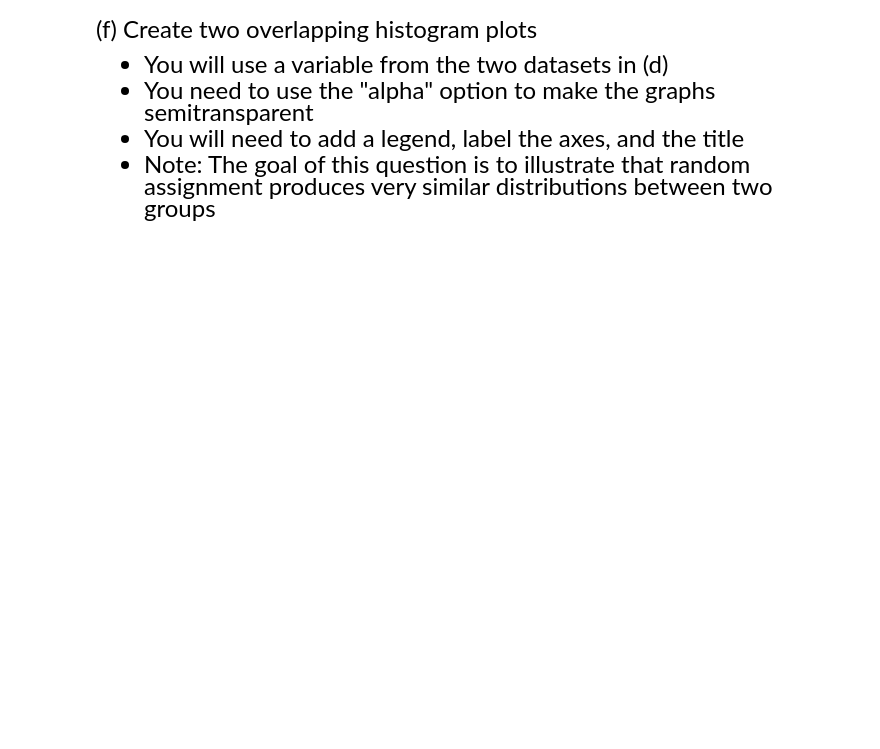
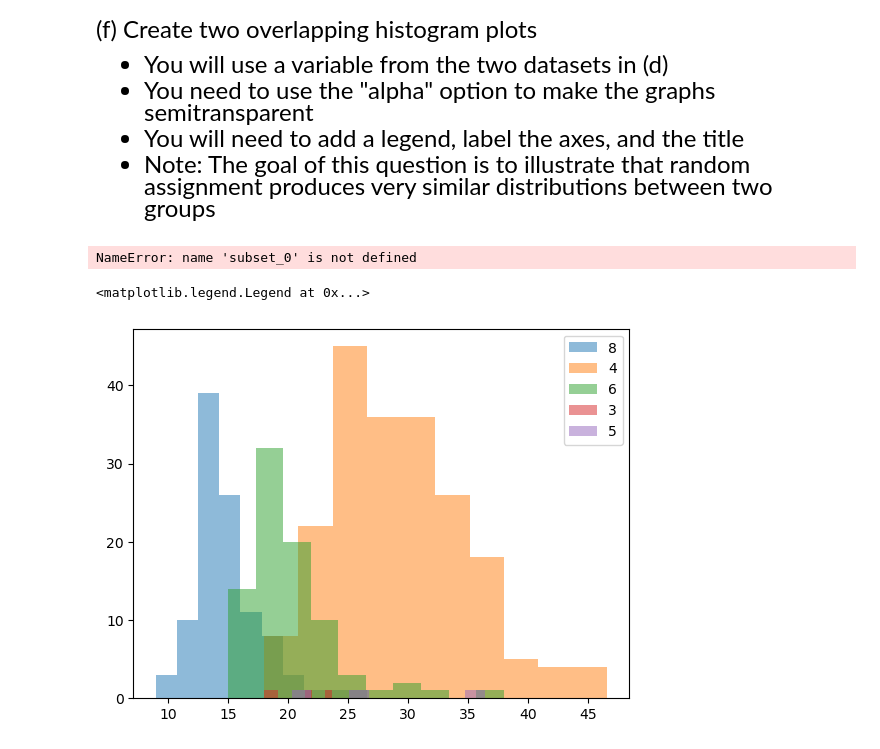
Before and after one commit to yiouyoyo/qtm151spring2023, a Jupyter notebook: Lecture 12/Lecture 12.ipynb, the cells around one changed output. Saved outputs shown, nothing was run; the diff lists cells and outputs as text; code cells hidden in the pictures; blank space fills up the shorter version.

```diff
--- a/Lecture 12/Lecture 12.ipynb
+++ b/Lecture 12/Lecture 12.ipynb
@@ -161,3 +186,15 @@ Questions
 - The query will have multiple conditions
 - Then subset a dataset that meets certain conditions
 - See Lecture 10 for more details
+# %%
+
+import pandas as pd
+
+carfeatures = pd.read_csv("data_raw/features.csv")
+
+mean_weight = carfeatures["weight"].mean()
+
+## Query with multiple conditions
+data_mean = carfeatures.query("(weight <= @mean_weight) & (cylinders == 4)")
+
+display(data_mean)
@@ -177,3 +258,23 @@ Questions
 - Split the data into separate datasets using ".query()"
 - This will closely follow the material in Lecture 12 (this one)
 - You will need this result to answer questions (e), (f)
+# %%
+#randomly assign
+#split the data
+import pandas as pd
+import numpy as np
+
+list_status  = ["Treatment","Control"]
+prop_status  = [0.4,0.6]
+size_dataset = len(carfeatures)
+
+carfeatures["status"] = np.random.choice(list_status, size = size_dataset, p = prop_status)
+
+data_treated = carfeatures.query('status == "Treatment" ')
+data_control = carfeatures.query('status == "Control" ')
+
+display(data_treated.describe())
+display(data_control.describe())
+
+display(data_treated)
+display(data_control)
@@ -198,3 +419,46 @@ and summary statistics for pandas (mean, std, min, max, etc.)
 - You will need to add a legend, label the axes, and the title
 - Note: The goal of this question is to illustrate that random <br>
 assignment produces very similar distributions between two groups
+# %%
+import matplotlib.pyplot as plt
+
+# extract the variable of interest from the two datasets
+var_0 = subset_0['x']
+var_1 = subset_1['x']
+
+# create the histogram plots
+plt.hist(var_0, bins=10, alpha=0.5, label='Subset 0')
+plt.hist(var_1, bins=10, alpha=0.5, label='Subset 1')
+
+# add a legend, label the axes, and the title
+plt.legend(loc='upper right')
+plt.xlabel('X')
+plt.ylabel('Frequency')
+plt.title('Histogram of X in Subsets 0 and 1')
+
+# show the plot
+plt.show()
+
+#computing overlapping plot
+df_8 = carfeatures.query("cylinders == 8")
+df_4 = carfeatures.query("cylinders == 4")
+
+plt.scatter(x = df_8["weight"],y = df_8["acceleration"])
+plt.scatter(x = df_4["weight"],y = df_4["acceleration"])
+plt.legend(labels = ["8","4"],
+           title  = "Cylinders")
+
+plt.show()
+# %% [output]
+NameError: name 'subset_0' is not defined
+# %%
+list_unique_cylinders = pd.unique(carfeatures["cylinders"])
+
+for category_value in list_unique_cylinders:
+    temporarydataframe = carfeatures.query("cylinders == @category_value")
+    plt.hist(temporarydataframe["mpg"],alpha = 0.5)
+
+plt.legend(labels = list_unique_cylinders)
+# %% [output]
+<matplotlib.legend.Legend at 0x...>
+[figure, added]
```
Also changed, not shown: parts of 11 cells of this notebook, 8 other files.
